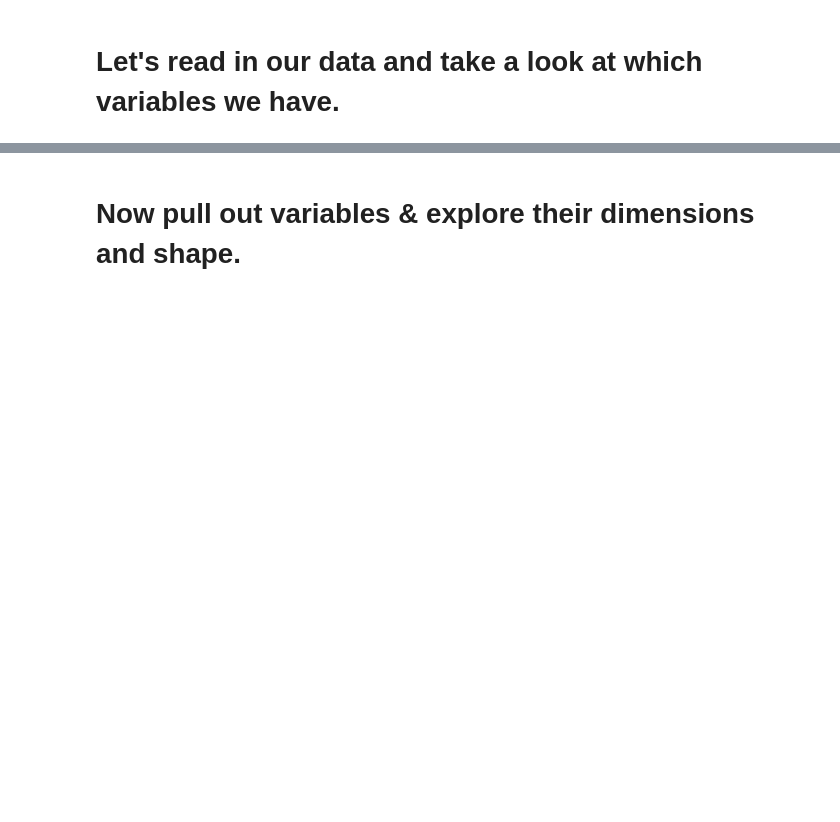
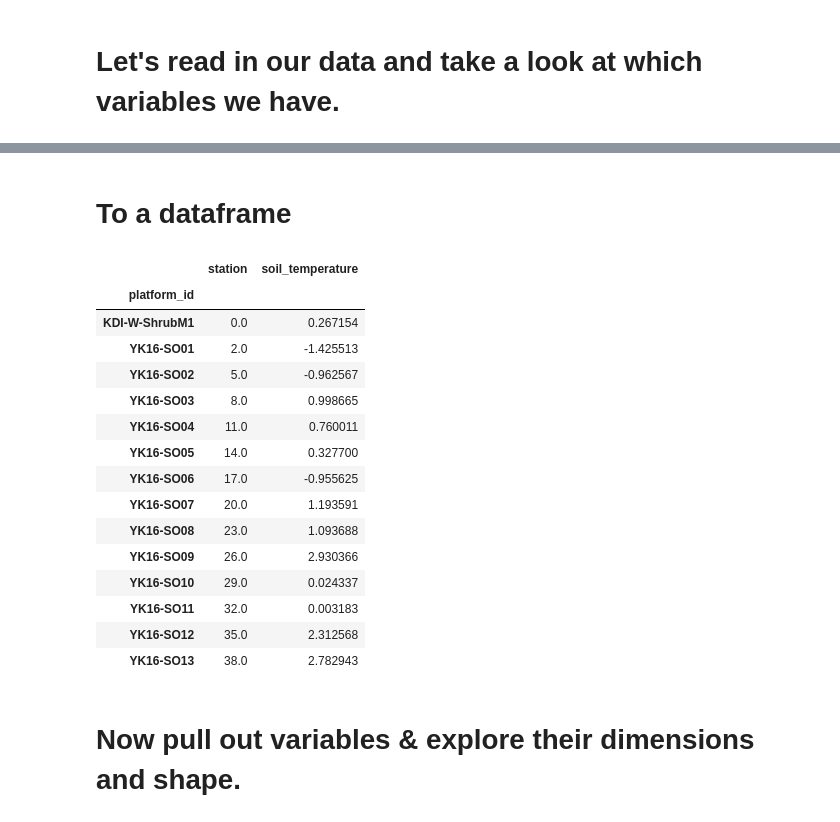
Before and after one commit to hgmacc/accomatic-web, a Jupyter notebook: notebooks/xr_data.ipynb, the cells around one changed output, grey strips where cells are left out. Drawn from its saved outputs; the diff is of its cells as text; code cells hidden in the pictures; blank space fills up the shorter version.

```diff
--- a/notebooks/xr_data.ipynb
+++ b/notebooks/xr_data.ipynb
@@ -5,12 +5,10 @@ import xarray as xr
 import pandas as pd
 import matplotlib.pyplot as plt
 import numpy as np
+import NcReader
 
 try: f.close()
 except: pass
 
-f = xr.open_dataset('/fs/yedoma/usr-storage/hma000/KDI/KDI_obs.nc')
-# # OR multiple files   f = xr.open_mfdataset('/kdi_temp_*.cdf')
-
-print(f.dims)
+f = xr.open_mfdataset('/home/hma000/storage/obs_data/kdi.nc')
 # %% [output]
@@ -18,3 +32,28 @@ Frozen({'time': 1503, 'station': 88})
+# %% [markdown]
+# To a dataframe
+# %%
+df = f.to_dataframe()
+df = df.reset_index(drop=False)
+df = df.drop(columns=['latitude', 'longitude','depth','elevation'])
+df['platform_id'] = df.platform_id.str.decode("utf-8").replace('\_\d*$', '', regex=True)
+df.groupby('platform_id').mean()
+# %% [output]
+|  | station | soil_temperature |
+| platform_id |  |  |
+| KDI-W-ShrubM1 | 0.0 | 0.267154 |
+| YK16-SO01 | 2.0 | -1.425513 |
+| YK16-SO02 | 5.0 | -0.962567 |
+| YK16-SO03 | 8.0 | 0.998665 |
+| YK16-SO04 | 11.0 | 0.760011 |
+| YK16-SO05 | 14.0 | 0.327700 |
+| YK16-SO06 | 17.0 | -0.955625 |
+| YK16-SO07 | 20.0 | 1.193591 |
+| YK16-SO08 | 23.0 | 1.093688 |
+| YK16-SO09 | 26.0 | 2.930366 |
+| YK16-SO10 | 29.0 | 0.024337 |
+| YK16-SO11 | 32.0 | 0.003183 |
+| YK16-SO12 | 35.0 | 2.312568 |
+| YK16-SO13 | 38.0 | 2.782943 |
 # %% [markdown]
 # Now pull out variables & explore their dimensions and shape.
 # %%
```
Also changed, not shown: parts of 1 cell of this notebook, 25 other files.
